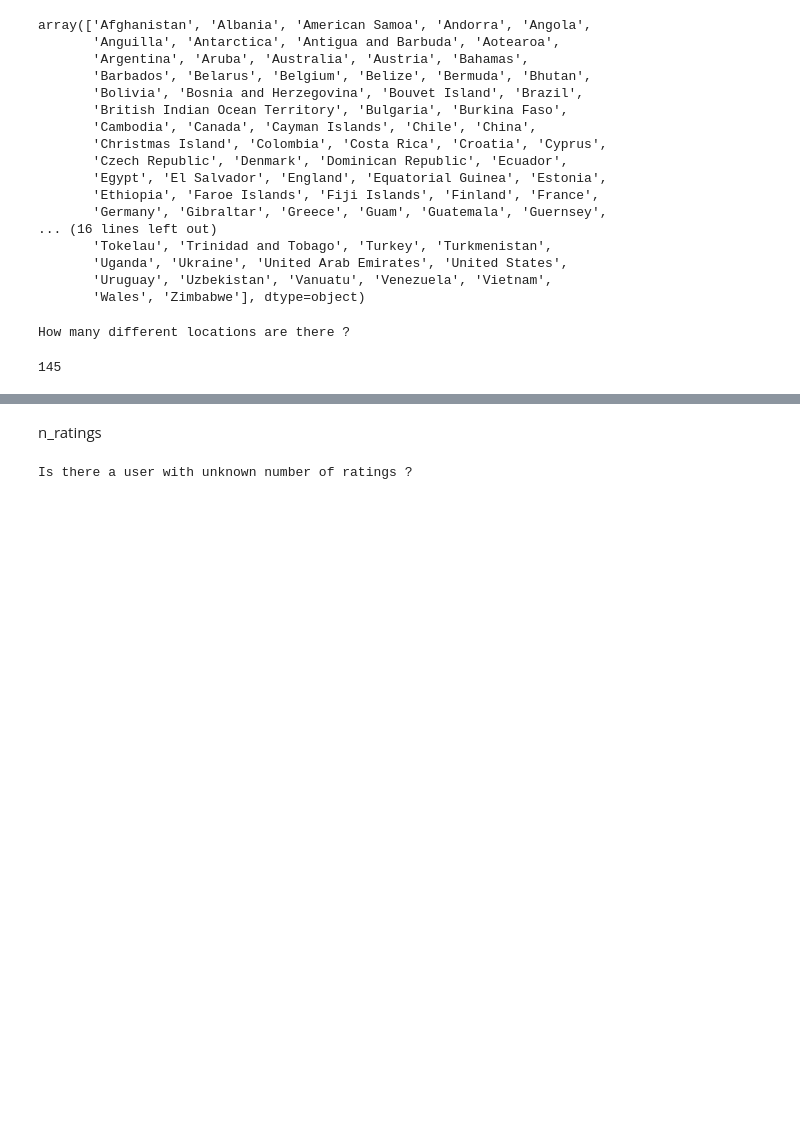
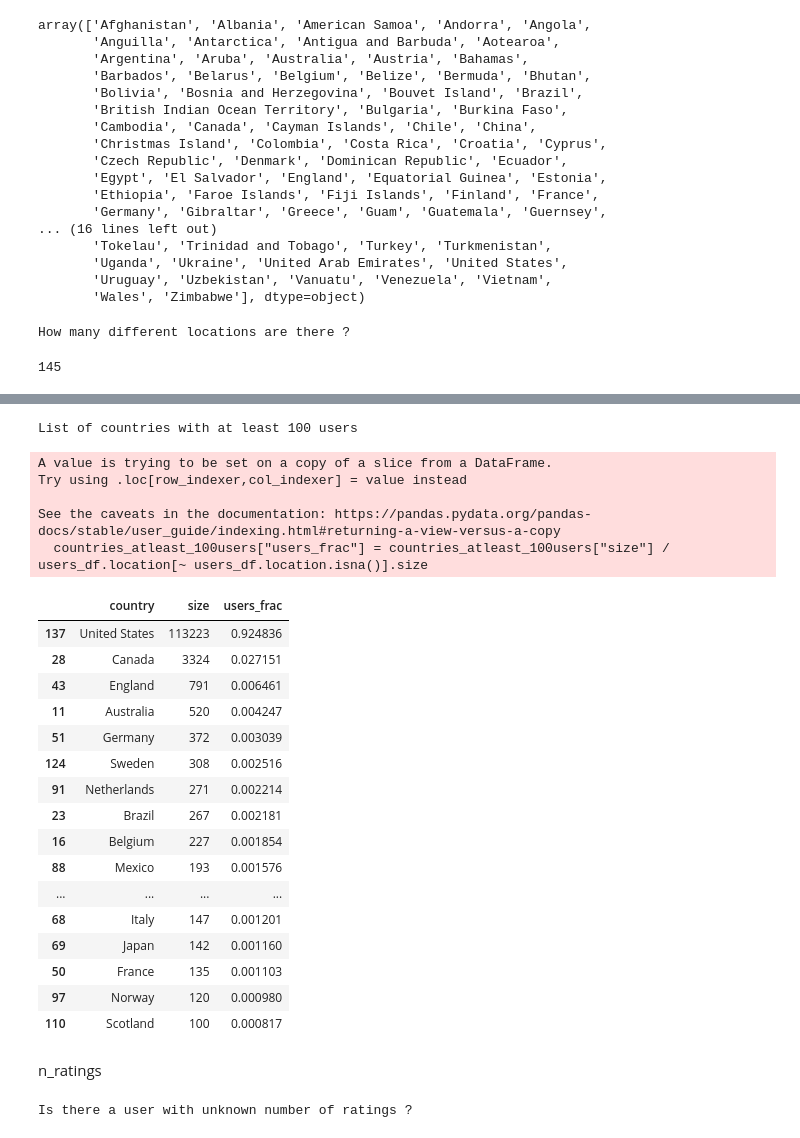
Before and after one commit to epfl-ada/ada-2022-project-analyteam, a Jupyter notebook: processing.ipynb, the cells around one changed output, grey strips where cells are left out. Cells and saved outputs as stored; diff of their text form; code cells hidden in the pictures; blank space fills up the shorter version.

```diff
--- a/processing.ipynb
+++ b/processing.ipynb
@@ -297,3 +319,34 @@ n_users_per_country.plot.bar()
+# %%
+print("List of countries with at least 100 users")
+n_users_per_country = users_df.groupby("country", as_index=False).size()
+countries_atleast_100users = n_users_per_country[n_users_per_country["size"] >= 100]
+countries_atleast_100users["users_frac"] = countries_atleast_100users["size"] / users_df.location[~ users_df.location.isna()].size
+countries_atleast_100users = countries_atleast_100users.sort_values(by="size", ascending=False)
+countries_atleast_100users
+# %% [output]
+List of countries with at least 100 users
+A value is trying to be set on a copy of a slice from a DataFrame.
+Try using .loc[row_indexer,col_indexer] = value instead
+
+See the caveats in the documentation: https://pandas.pydata.org/pandas-docs/stable/user_guide/indexing.html#returning-a-view-versus-a-copy
+  countries_atleast_100users["users_frac"] = countries_atleast_100users["size"] / users_df.location[~ users_df.location.isna()].size
+|  | country | size | users_frac |
+| 137 | United States | 113223 | 0.924836 |
+| 28 | Canada | 3324 | 0.027151 |
+| 43 | England | 791 | 0.006461 |
+| 11 | Australia | 520 | 0.004247 |
+| 51 | Germany | 372 | 0.003039 |
+| 124 | Sweden | 308 | 0.002516 |
+| 91 | Netherlands | 271 | 0.002214 |
+| 23 | Brazil | 267 | 0.002181 |
+| 16 | Belgium | 227 | 0.001854 |
+| 88 | Mexico | 193 | 0.001576 |
+| ... | ... | ... | ... |
+| 68 | Italy | 147 | 0.001201 |
+| 69 | Japan | 142 | 0.001160 |
+| 50 | France | 135 | 0.001103 |
+| 97 | Norway | 120 | 0.000980 |
+| 110 | Scotland | 100 | 0.000817 |
 # %% [markdown]
 n_ratings
 # %%
```
Also changed, not shown: parts of 22 cells of this notebook.
